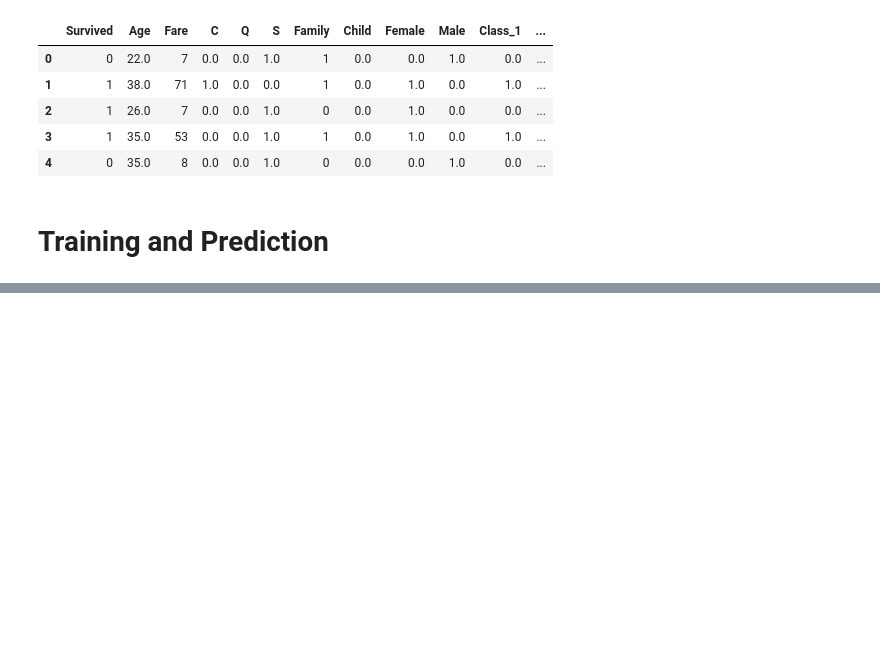
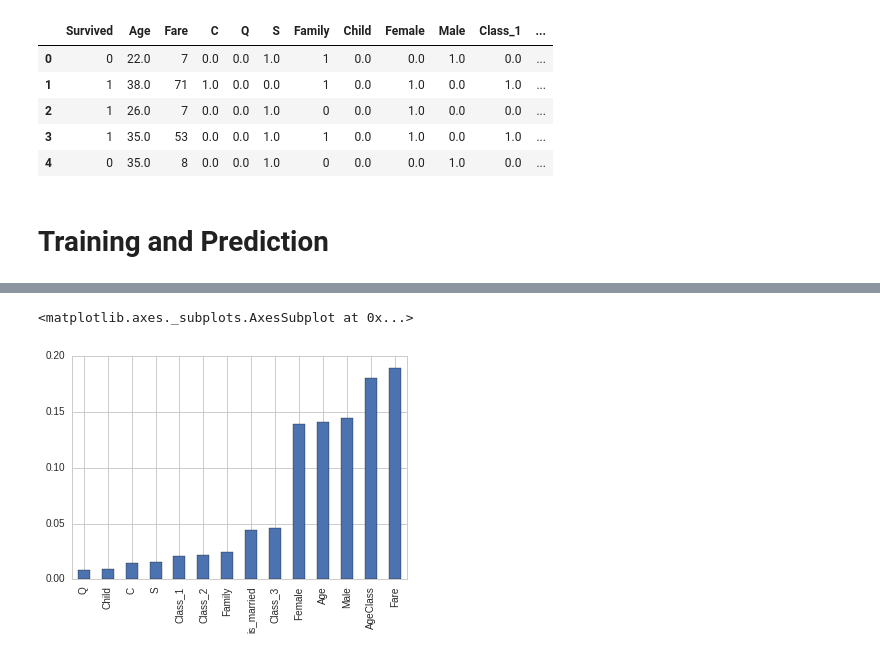
Before and after one commit to NhuanTDBK/TitanicKaggle, a Jupyter notebook: TitanicAnalysist.ipynb, the cells around one changed output, grey strips where cells are left out. Cells and saved outputs as stored; diff of their text form; code cells hidden in the pictures; blank space fills up the shorter version.

```diff
--- a/TitanicAnalysist.ipynb
+++ b/TitanicAnalysist.ipynb
@@ -22,0 +66,21 @@ import re
+# %%
+get_family_name = lambda d: d.split(',')[0]
+get_title = lambda d: d.split(',')[-1].split('.')[0]
+def get_title(title):
+    title = title.strip()
+    rate_title = ['Dona', 'Lady', 'the Countess','Capt', 'Col', 'Don',
+                'Dr', 'Major', 'Rev', 'Sir', 'Jonkheer']
+    if title in rate_title:
+        return "Rare Title"
+    if title == 'Mlle':
+        return "Miss"
+    if title == 'Ms':
+        return "Miss"
+    if title == 'Mme':
+        return "Mrs"
+    return title
+# %%
+title = train_dat.Name.apply(get_title)
+title_group = title.apply(get_title)
+train_dat["Title"] = title_group
+train_dat["FamilyName"] = train_dat.Name.apply(get_family_name)
@@ -23,6 +94,6 @@ import re
 # %%
 titanic_df = pd.read_csv("train.csv", dtype={"Age": np.float64})
-test_df = pd.read_csv("test.csv", dtype={"Age": np.float64}, )
+test_df = pd.read_csv("test.csv", dtype={"Age": np.float64})
 # preview the data
 # titanic_df.head()
 # %%
@@ -432,0 +459,7 @@ array([[ 22.,   7.,   0., ...,   1.,   1.,  66.],
+# %%
+feature_important = pd.Series(random_forest.feature_importances_,titanic_df.drop(['Survived'],axis=1).columns)
+# %%
+feature_important.sort_values().plot(kind='bar')
+# %% [output]
+<matplotlib.axes._subplots.AxesSubplot at 0x...>
+[figure, added]
```
Also changed, not shown: parts of 17 cells of this notebook, 2 other files.
